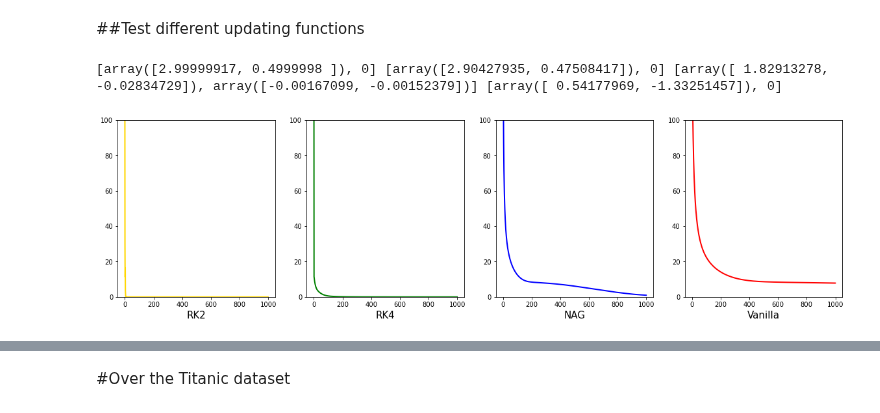
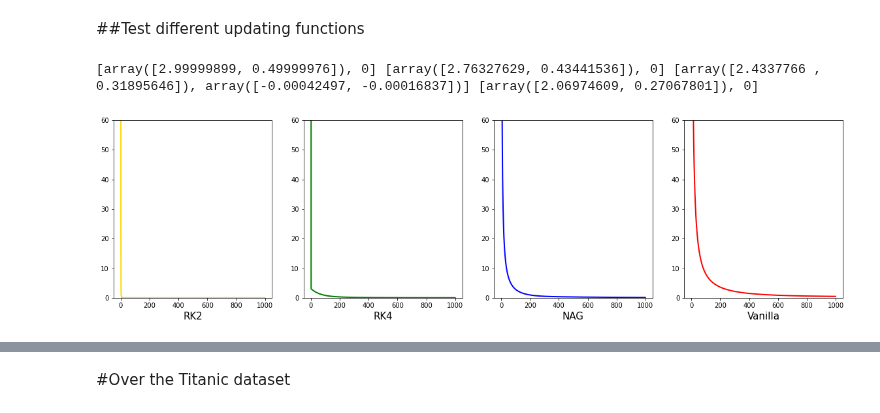
Before and after one commit to SimonePip/FDS, a Jupyter notebook: Final_project/FDS_Final_Project_JOIN.ipynb, the cells around one changed output, grey strips where cells are left out. Saved outputs shown, nothing was run; the diff lists cells and outputs as text; code cells hidden in the pictures.

```diff
--- a/Final_project/FDS_Final_Project_JOIN.ipynb
+++ b/Final_project/FDS_Final_Project_JOIN.ipynb
@@ -123,6 +123,6 @@ def RK_2_adaptive_gradient(theta,target, features,lr,loss,gradient,beta,n_iter,t
 # %%
-def RK4(theta,target, features,lr,loss,gradient,beta,n_iter,t, p_update): #theta=[x0,y0]
-    c = 0.02
+def RK4(theta,target, features,lr,loss,gradient,beta,n_iter,t, theta_p): #theta=[x0,y0]
+    c = lr*100# 0.05  #da capire come inizializzare c
     lr = (c/n_iter**(1/5))
 
     k1 = lr*gradient(target,features,theta)
@@ -143,13 +143,13 @@ def RK4(theta,target, features,lr,loss,gradient,beta,n_iter,t, p_update): #theta
     return [theta,0]
 # %%
 #https://towardsdatascience.com/learning-parameters-part-2-a190bef2d12
-def NAG (theta, target,features,lr,loss, gradient_f, beta, n_iter, t, p_update): #t=a quale iterazione stiamo, theta_previous=theta_{t-1}-->s_{t-1}
+def NAG (theta, target,features,lr,loss, gradient_f, beta, n_iter, t, theta_p): #t=a quale iterazione stiamo, theta_previous=theta_{t-1}-->s_{t-1}
     mu_s = [0.999,0.995,0.99,0.9,0]
     mu_max = mu_s[-2]               #aumentando mu_max migliora al convergenza
     mu = min(1-2**(-1-math.log2(t/250 +1)), mu_max) #https://towardsdatascience.com/learning-parameters-part-4-6a18d1d3000b
 
-    theta_a = theta - mu*p_update
-    update_t = mu * p_update  + lr*gradient_f(target,features,theta_a)
+    theta_a = theta - mu*theta_p
+    update_t = mu * theta_p  + lr*gradient_f(target,features,theta_a)
     theta = theta - update_t
 
     return [theta, update_t]
@@ -167,17 +167,25 @@ def beales_gradient(target,features,theta):
 # %% [markdown]
 ##Define gradient ascent function
 # %%
-def gradient_descent(theta, features, target, lr, num_steps,loss,GD_type,gradient_function,beta, n_iter,t, p_update):
+def gradient_descent(theta, features, target, lr, num_steps,loss,GD_type,gradient_function,beta, n_iter,t, theta_p):
 
     loss_history = np.zeros(num_steps)
     parameter_traj=np.zeros((num_steps,theta[0].shape[0]))
 
 
     for step in range(num_steps):
-        #print(step, theta)
+        # parameter_traj[step]=np.reshape(theta,theta.shape[0])
+        # loss_history[step]=loss(theta,features,target)
+        # temp=parameter_traj[step-1]
+
+        # if GD_type==NAG1:
+        #     if step==0: up=0
+        #     theta,up = GD_type(theta, target, features, lr,loss,gradient_function,beta,n_iter,t=step, theta_p=up)
+        # else:
+        #     theta=GD_type(theta, target, features, lr,loss,gradient_function,beta,n_iter,t=step, theta_p=temp)
         parameter_traj[step]=np.reshape(theta[0],theta[0].shape[0])
         loss_history[step]=loss(theta[0],features,target)
-        theta = GD_type(theta[0], target[0], features[0], lr,loss,gradient_function,beta,n_iter,t=step, p_update=theta[1])
+        theta = GD_type(theta[0], target, features, lr,loss,gradient_function,beta,n_iter,t=step, theta_p=theta[1])
 
     return theta, loss_history, parameter_traj
 # %% [markdown]
@@ -188,51 +196,52 @@ def gradient_descent(theta, features, target, lr, num_steps,loss,GD_type,gradien
 #[-1,-1],[3,-3],[3,3],[-1,-4]
 
 
-theta0 = [np.array([-1,-2]),0]
+theta0 = [np.array([2,2]),0]
+
 
 # Run Gradient Ascent method
 n_iter=1000
 theta_final_vanilla, log_l_history_vanilla,descent_trajectory_vanilla = gradient_descent(theta0,features=theta0,target=theta0,lr=0.0001,
                                                         num_steps=n_iter,loss=beales_function,
                                                         GD_type=vanilla_descent,gradient_function=beales_gradient,
-                                                        beta=0.01,n_iter=n_iter,t=0, p_update=theta0[1])
+                                                        beta=0.01,n_iter=n_iter,t=0, theta_p=0)
 
 theta_final_NAG, log_l_history_NAG,descent_trajectory_NAG = gradient_descent(theta0,features=theta0,target=theta0,lr=0.0001,
                                                    num_steps=n_iter,loss=beales_function,
                                                    GD_type=NAG,gradient_function=beales_gradient,
-                                                   beta=0.01,n_iter=n_iter,t=0, p_update=theta0[1])
+                                                   beta=0.01,n_iter=n_iter,t=0, theta_p=0)
 
 theta_final_RK4, log_l_history_RK4,descent_trajectory_RK4 = gradient_descent(theta0,features=theta0,target=theta0,lr=0.0001,
                                                    num_steps=n_iter,loss=beales_function,
                                                    GD_type=RK4,gradient_function=beales_gradient,
-                                                   beta=0.01,n_iter=n_iter,t=0, p_update=theta0[1])
+                                                   beta=0.01,n_iter=n_iter,t=0, theta_p=0)
 
 theta_final_RK2, log_l_history_RK2,descent_trajectory_RK2 = gradient_descent(theta0,features=theta0,target=theta0,lr=0.0001,
                                                    num_steps=n_iter,loss=beales_function,
                                                    GD_type=RK_2_adaptive_gradient,gradient_function=beales_gradient,
-                                                   beta=0.01, n_iter=n_iter,t=0, p_update=theta0[1])
+                                                   beta=0.01, n_iter=n_iter,t=0, theta_p=0)
 
 print(theta_final_RK2, theta_final_RK4, theta_final_NAG, theta_final_vanilla)
 # %% [output]
-[array([2.99999917, 0.4999998 ]), 0] [array([2.90427935, 0.47508417]), 0] [array([ 1.82913278, -0.02834729]), array([-0.00167099, -0.00152379])] [array([ 0.54177969, -1.33251457]), 0]
+[array([2.99999899, 0.49999976]), 0] [array([2.76327629, 0.43441536]), 0] [array([2.4337766 , 0.31895646]), array([-0.00042497, -0.00016837])] [array([2.06974609, 0.27067801]), 0]
 # %%
 fig, (ax1, ax2, ax3, ax4) = plt.subplots(1, 4,figsize=(20,5))
 ax1.plot(log_l_history_RK2,color="gold",linewidth=2)
 ax1.set_xlabel("RK2",fontsize=15)
-ax1.set_ylim([0, 100])
+ax1.set_ylim([0, 60])
 ax2.plot(log_l_history_RK4,color="green",linewidth=2)
 ax2.set_xlabel("RK4",fontsize=15)
-ax2.set_ylim([0, 100])
+ax2.set_ylim([0, 60])
 ax3.plot(log_l_history_NAG,color="blue",linewidth=2)
 ax3.set_xlabel("NAG",fontsize=15)
-ax3.set_ylim([0, 100])
+ax3.set_ylim([0, 60])
 ax4.plot(log_l_history_vanilla,color="red",linewidth=2)
 ax4.set_xlabel("Vanilla",fontsize=15)
-ax4.set_ylim([0, 100])
+ax4.set_ylim([0, 60])
 
 plt.show()
 # %% [output]
-[figure, old version]
+[figure, new version]
 # %%
 fig1, ax1=contour_beales_function()
 overlay_trajectory(ax1,descent_trajectory_vanilla, 'Vanilla','r')
```
Also changed, not shown: parts of 11 cells of this notebook.
